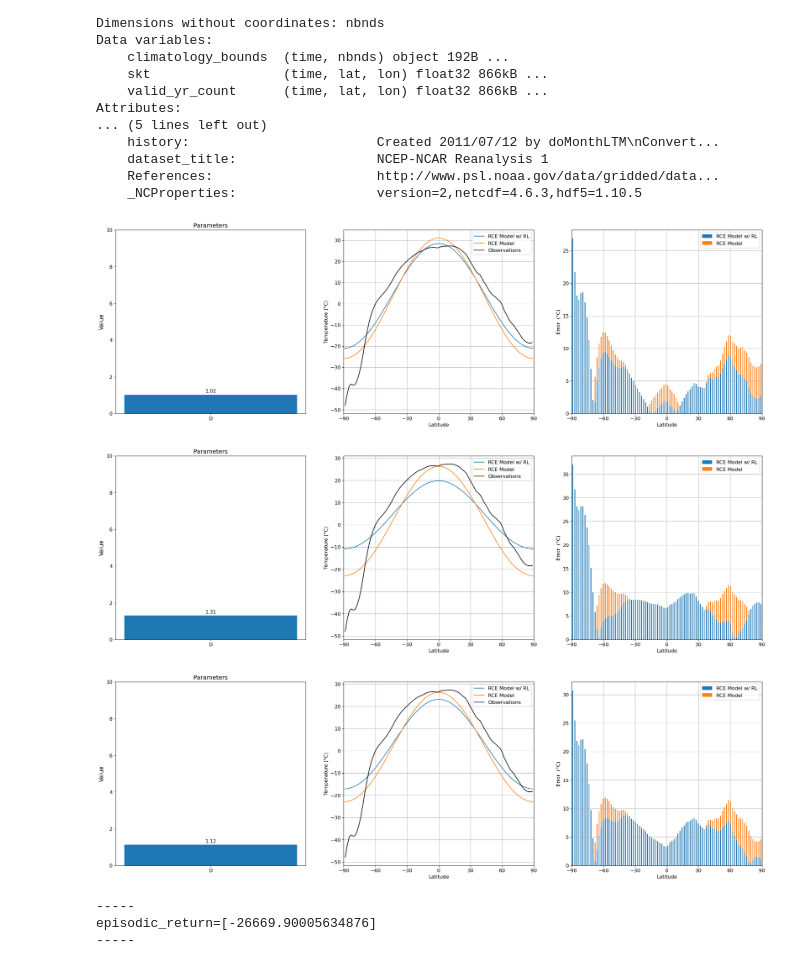
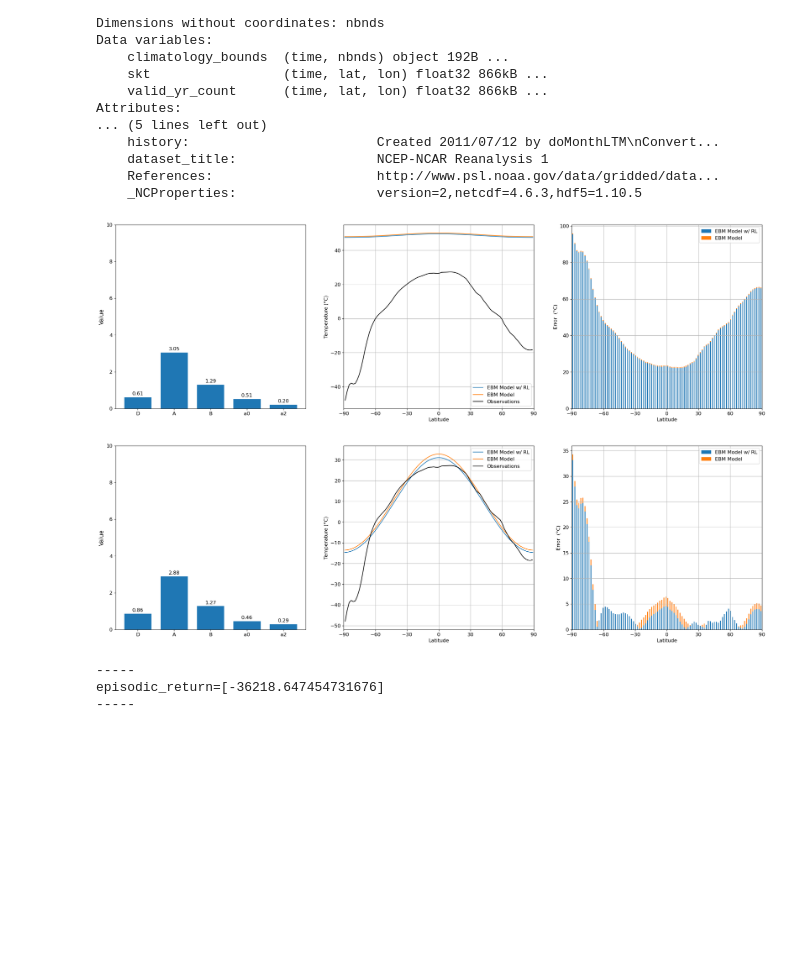
Before and after one commit to p3jitnath/climate-rl-fedRL, a Jupyter notebook: cm-v6/notebooks/EBM1.2 - EBM Environment.ipynb, the cells around one changed output. Cells and saved outputs as stored; diff of their text form; code cells hidden in the pictures; blank space fills up the shorter version.

```diff
--- a/cm-v6/notebooks/EBM1.2 - EBM Environment.ipynb
+++ b/cm-v6/notebooks/EBM1.2 - EBM Environment.ipynb
@@ -87,11 +87,11 @@ ASR_ncep_annual = (ncep_dswrf.dswrf - ncep_uswrf.uswrf).mean(
 # %%
 plt.rcParams.update({"font.size": 12})
 # %%
-A = 210
-B = 2
-a0 = 0.354
-a2 = 0.25
-nMonthDays = 30
+a0_fixed = 0.354
+a2_fixed = 0.25
+D_fixed = 0.6
+A_fixed = 2.1
+B_fixed = 2
 # %%
 import climlab
 import gymnasium as gym
@@ -294,28 +320,27 @@ class EnergyBasedModelEnv(gym.Env):
 # %%
 # RL Environment [Random Actions]
 
 
 seed = 1
 env = EnergyBasedModelEnv(render_mode="human")
 env.action_space.seed(seed=seed)
 obs, _ = env.reset(seed=seed)
 episodic_return = 0
 
-for idx in range(20 * 12):
+for idx in range(100):
     action = env.action_space.sample()
 
     next_obs, rewards, terminations, truncations, infos = env.step(action)
     episodic_return += rewards
 
-    if (idx == 0) or (idx == 100) or (idx == 200):
+    if (idx == 0) or (idx % 100 == 99):
         env.render(save_fig=False, idx=idx)
 
 print(f"-----\nepisodic_return=[{episodic_return}]\n-----\n")
 env.close()
 # %% [output]
-[figure, old version]
+[figure, new version]
-[figure, old version]
+[figure, new version]
-[figure, removed]
 -----
-episodic_return=[-26669.90005634876]
+episodic_return=[-36218.647454731676]
 -----
```
Also changed, not shown: parts of 1 cell of this notebook, 5 other files.
